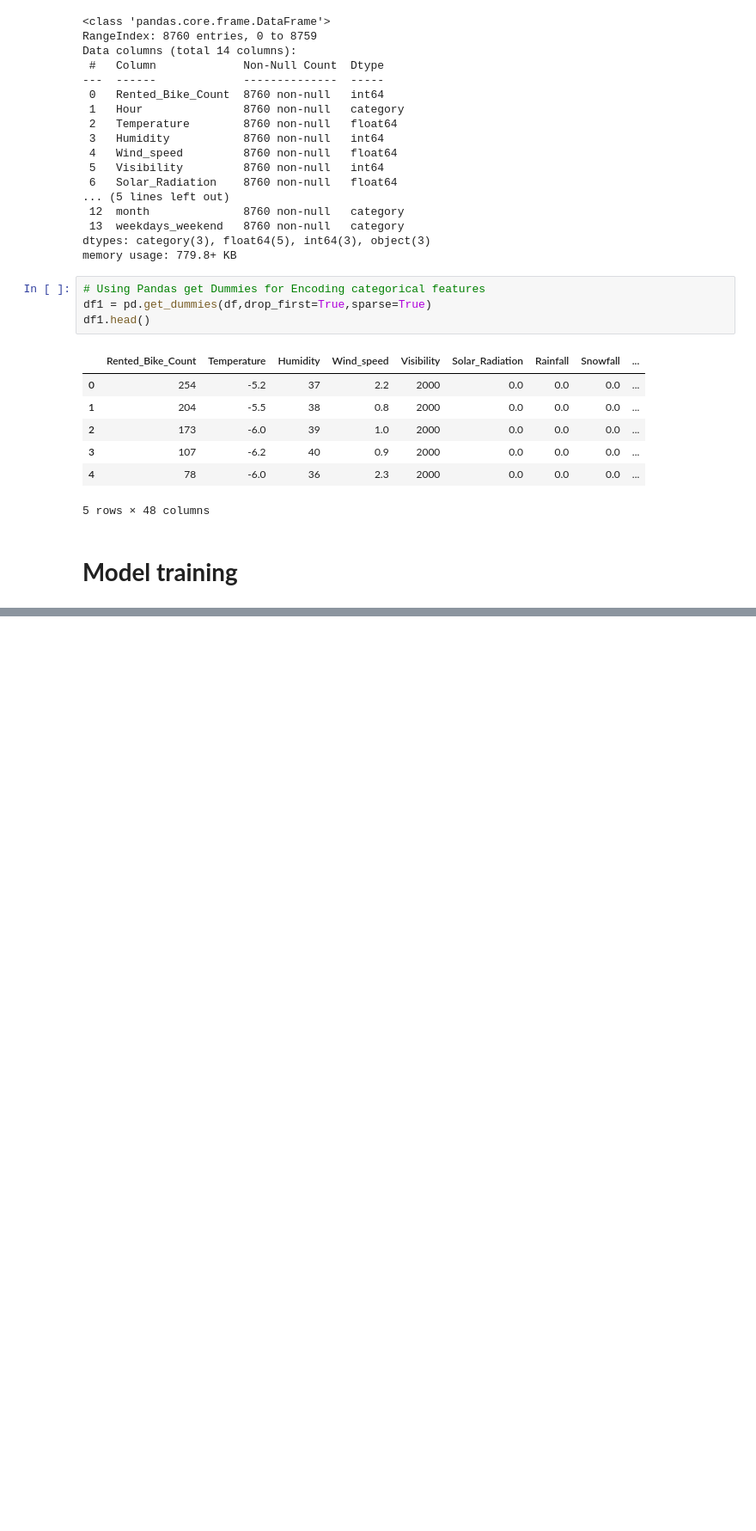
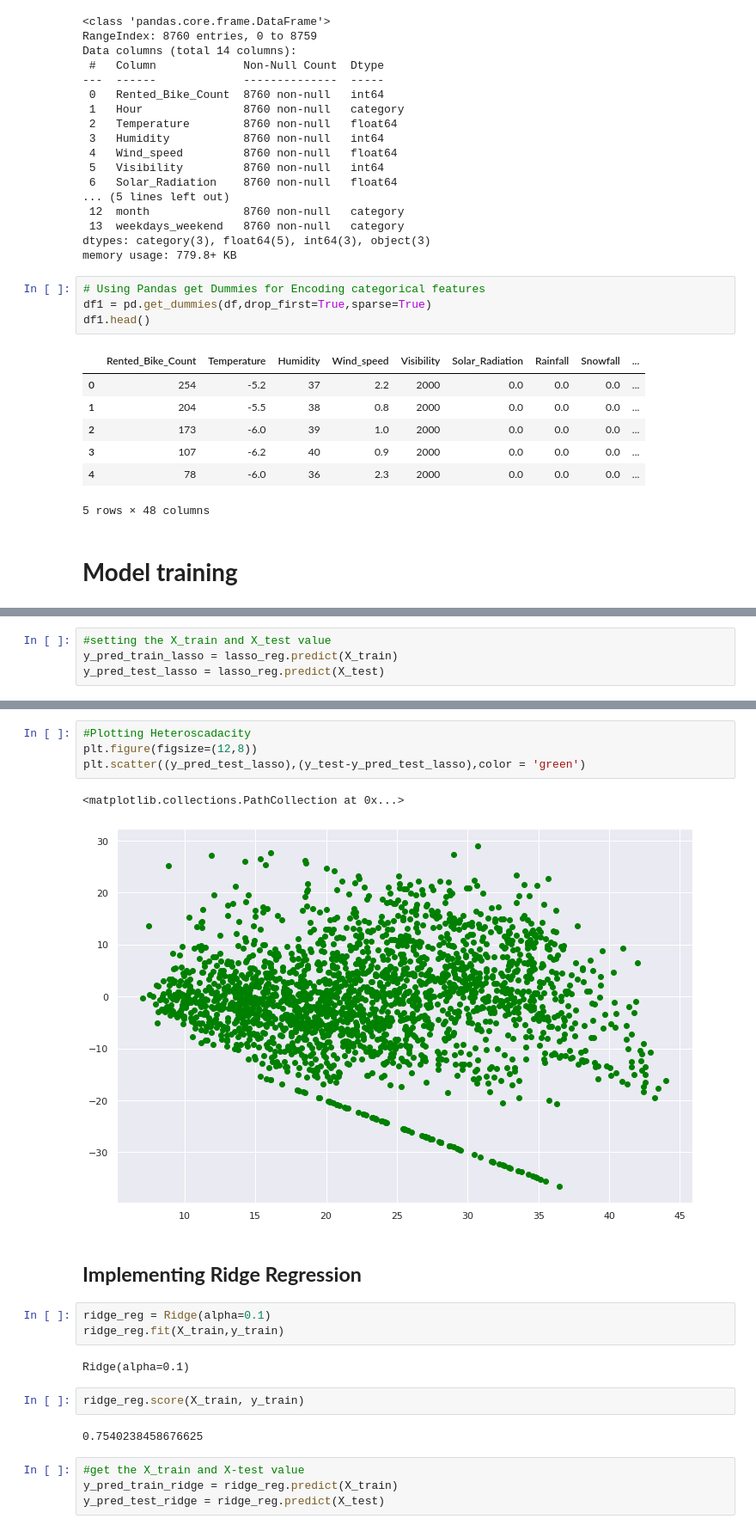
Before and after one commit to anildatascientist/Seoul-Bike-Sharing-Demand-Prediction, a Jupyter notebook: Bike_Sharing_Demand_Prediction_1_Capstone_Project.ipynb, the cells around one changed output, grey strips where cells are left out. Shown at 86% size. Drawn from its saved outputs; the diff is of its cells as text; blank space fills up the shorter version.

```diff
--- a/Bike_Sharing_Demand_Prediction_1_Capstone_Project.ipynb
+++ b/Bike_Sharing_Demand_Prediction_1_Capstone_Project.ipynb
@@ -534,0 +699,4 @@ df1.head()
+# %%
+#setting the X_train and X_test value
+y_pred_train_lasso = lasso_reg.predict(X_train)
+y_pred_test_lasso = lasso_reg.predict(X_test)
@@ -534,0 +789,22 @@ df1.head()
+# %%
+#Plotting Heteroscadacity
+plt.figure(figsize=(12,8))
+plt.scatter((y_pred_test_lasso),(y_test-y_pred_test_lasso),color = 'green')
+# %% [output]
+<matplotlib.collections.PathCollection at 0x...>
+[figure, added]
+# %% [markdown]
+## **Implementing Ridge Regression**
+# %%
+ridge_reg = Ridge(alpha=0.1)
+ridge_reg.fit(X_train,y_train)
+# %% [output]
+Ridge(alpha=0.1)
+# %%
+ridge_reg.score(X_train, y_train)
+# %% [output]
+0.7540238458676625
+# %%
+#get the X_train and X-test value
+y_pred_train_ridge = ridge_reg.predict(X_train)
+y_pred_test_ridge = ridge_reg.predict(X_test)
```
Also changed, not shown: parts of 55 cells of this notebook.
